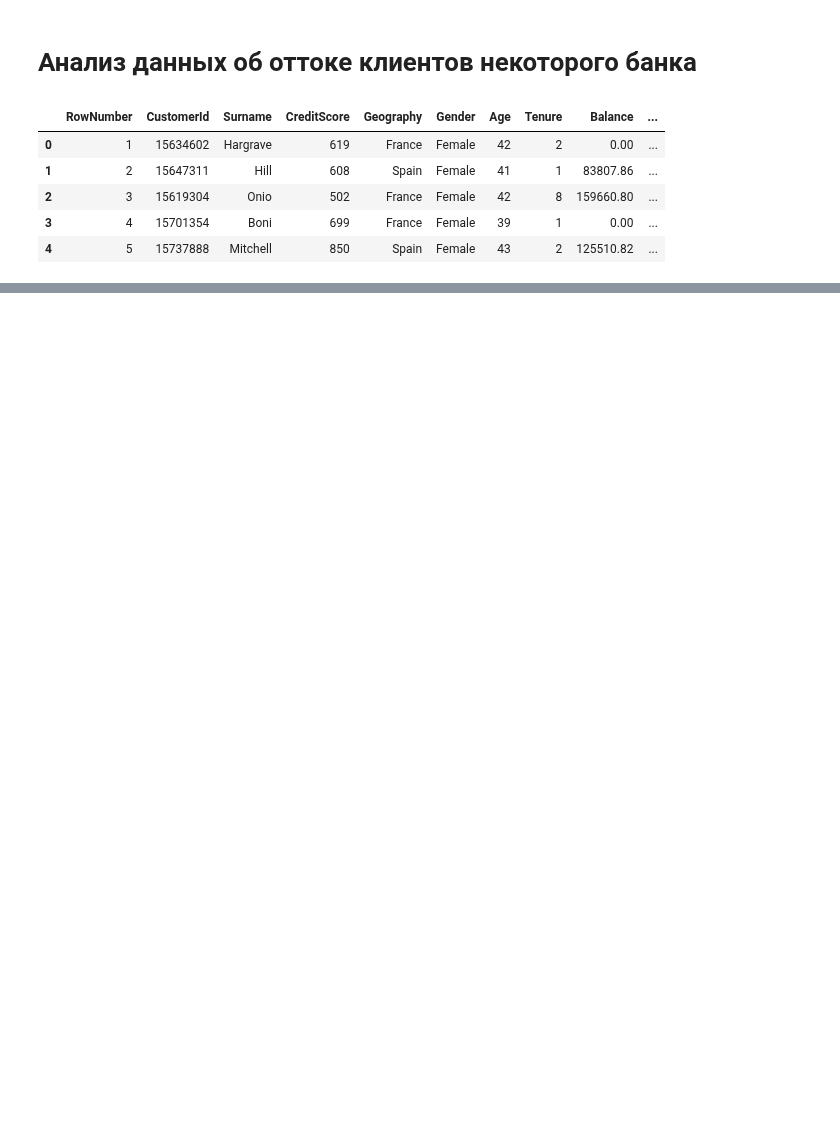
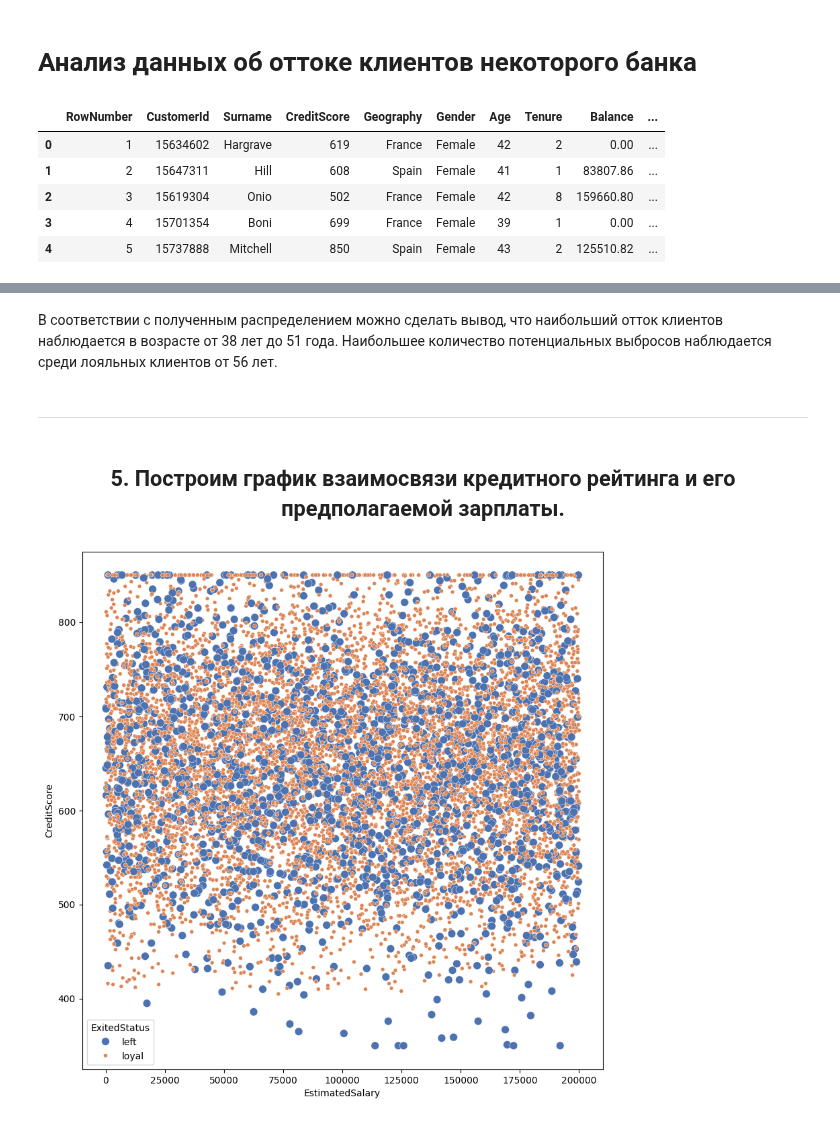
Before and after one commit to MaxiproDP/DS_Modules, a Jupyter notebook: Module 13/HW_01 (Bank analysys).ipynb, the cells around one changed output, grey strips where cells are left out. Drawn from its saved outputs; the diff is of its cells as text; code cells hidden in the pictures; blank space fills up the shorter version.

```diff
--- a/Module 13/HW_01 (Bank analysys).ipynb
+++ b/Module 13/HW_01 (Bank analysys).ipynb
@@ -100,0 +345,19 @@ churn_data.shape
+# %% [markdown]
+В соответствии с полученным распределением можно сделать вывод, что наибольший отток клиентов наблюдается в возрасте от 38 лет до 51 года. Наибольшее количество потенциальных выбросов наблюдается среди лояльных клиентов от 56 лет.
+# %% [markdown]
+___
+# %% [markdown]
+## <center> 5. Построим график взаимосвязи кредитного рейтинга и его предполагаемой зарплаты.
+# %%
+fig = plt.figure(figsize=(10,10))
+scat = sns.scatterplot(
+    data=churn_df,
+    x= 'EstimatedSalary',
+    y= 'CreditScore',
+    hue= 'ExitedStatus',
+    palette= 'deep',
+    size= 'ExitedStatus'
+)
+scat.get_label();
+# %% [output]
+[figure, added]
```
Also changed, not shown: parts of 69 cells of this notebook, 3 other files.
